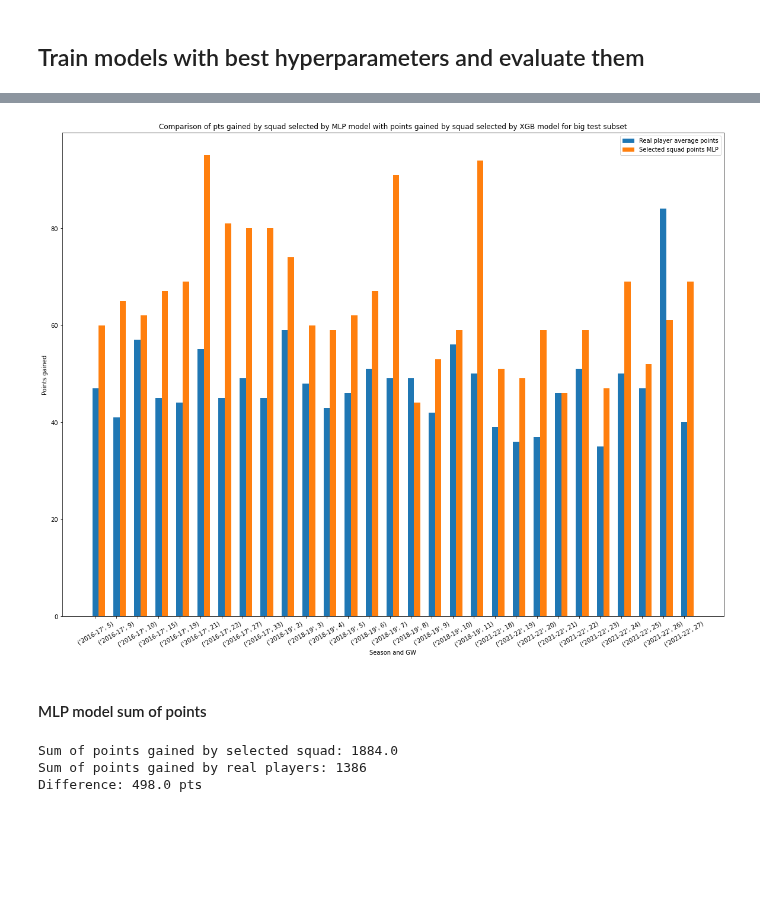
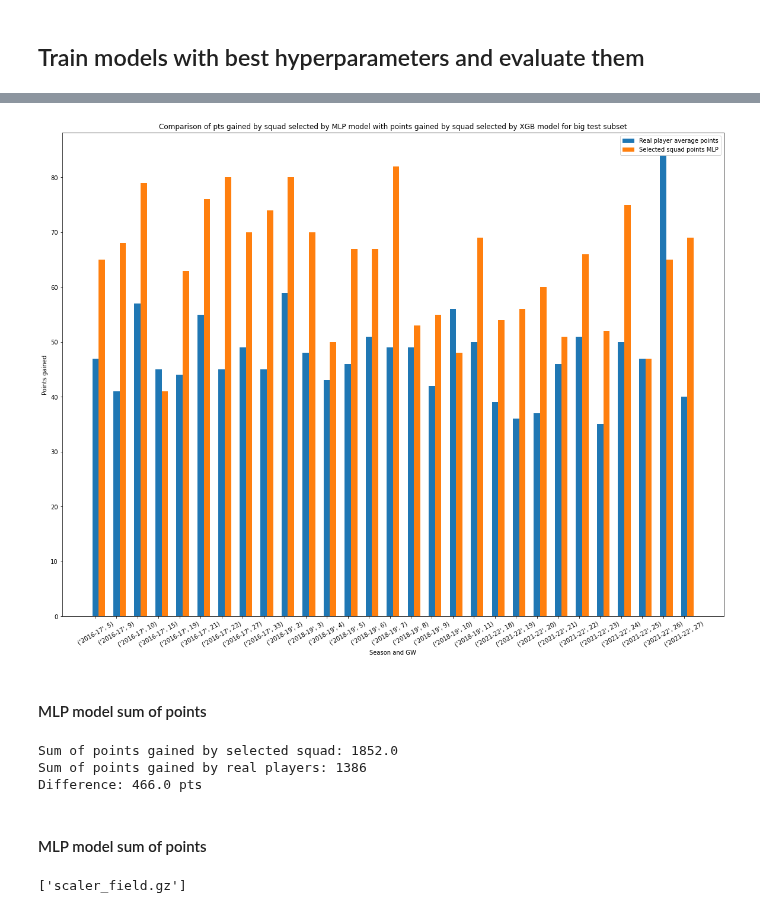
Before and after one commit to gracjans/FPL-AI-Manager_SwanseAI, a Jupyter notebook: notebooks/modeling-hyperparameter_tuning.ipynb, the cells around one changed output, grey strips where cells are left out. Cells and saved outputs as stored; diff of their text form; code cells hidden in the pictures; blank space fills up the shorter version.

Commit message:
save tuned models

```diff
--- a/notebooks/modeling-hyperparameter_tuning.ipynb
+++ b/notebooks/modeling-hyperparameter_tuning.ipynb
@@ -189,29 +275,31 @@ Score: 0.9517197012901306
 # %%
-# # Get squad and evaluate it for both models
-# results_mlp_field, selected_squad_points_mlp_field, real_player_average_points_mlp_field, season_gameweeks_mlp_field = evaluate_selected_squad_without_constraints(predictions_mlp_merged_field, test_subset_XL, 'mlp_model-no_constraints_FIELD_test_subset_XL')
+# Get squad and evaluate it for both models
+results_mlp, selected_squad_points_mlp, real_player_average_points_mlp, season_gameweeks_mlp = evaluate_selected_squad_without_constraints(predictions_mlp_merged_field, test_subset_XL, 'mlp_model-final')
 # %%
-# plt.figure(figsize=(20,15))
-#
-# X_axis = np.arange(len(season_gameweeks_mlp_field))
-#
-# plt.bar(X_axis, real_player_average_points_mlp_field, 0.3, label = 'Real player average points')
-# plt.bar(X_axis + 0.3, selected_squad_points_mlp_field, 0.3, label = 'Selected squad points MLP')
-#
-# plt.xticks(X_axis, season_gameweeks_mlp_field, rotation=30)
-# plt.xlabel("Season and GW")
-# plt.ylabel("Points gained")
-# plt.title("Comparison of pts gained by squad selected by MLP model with points gained by squad selected by XGB model for big test subset")
-# plt.legend()
-# plt.show()
+plt.figure(figsize=(20,15))
+
+X_axis = np.arange(len(season_gameweeks_mlp))
+
+plt.bar(X_axis, real_player_average_points_mlp, 0.3, label = 'Real player average points')
+plt.bar(X_axis + 0.3, selected_squad_points_mlp, 0.3, label = 'Selected squad points MLP')
+
+plt.xticks(X_axis, season_gameweeks_mlp, rotation=30)
+plt.xlabel("Season and GW")
+plt.ylabel("Points gained")
+plt.title("Comparison of pts gained by squad selected by MLP model with points gained by squad selected by XGB model for big test subset")
+plt.legend()
+plt.show()
 # %% [output]
-[figure, old version]
+[figure, new version]
 # %% [markdown]
 #### MLP model sum of points
 # %%
-# print('Sum of points gained by selected squad:', sum(selected_squad_points_mlp_field))
-# print('Sum of points gained by real players:', sum(real_player_average_points_mlp_field))
-# print('Difference:', sum(selected_squad_points_mlp_field) - sum(real_player_average_points_mlp_field), 'pts')
+print('Sum of points gained by selected squad:', sum(selected_squad_points_mlp))
+print('Sum of points gained by real players:', sum(real_player_average_points_mlp))
+print('Difference:', sum(selected_squad_points_mlp) - sum(real_player_average_points_mlp), 'pts')
 # %% [output]
-Sum of points gained by selected squad: 1884.0
+Sum of points gained by selected squad: 1852.0
 Sum of points gained by real players: 1386
-Difference: 498.0 pts
+Difference: 466.0 pts
+# %% [markdown]
+#### MLP model sum of points
@@ -217,0 +309,5 @@ Difference: 498.0 pts
+# %%
+joblib.dump(x_scaler_gk, 'scaler_gk.gz')
+joblib.dump(x_scaler_field, 'scaler_field.gz')
+# %% [output]
+['scaler_field.gz']
```
Also changed, not shown: parts of 5 cells of this notebook.
